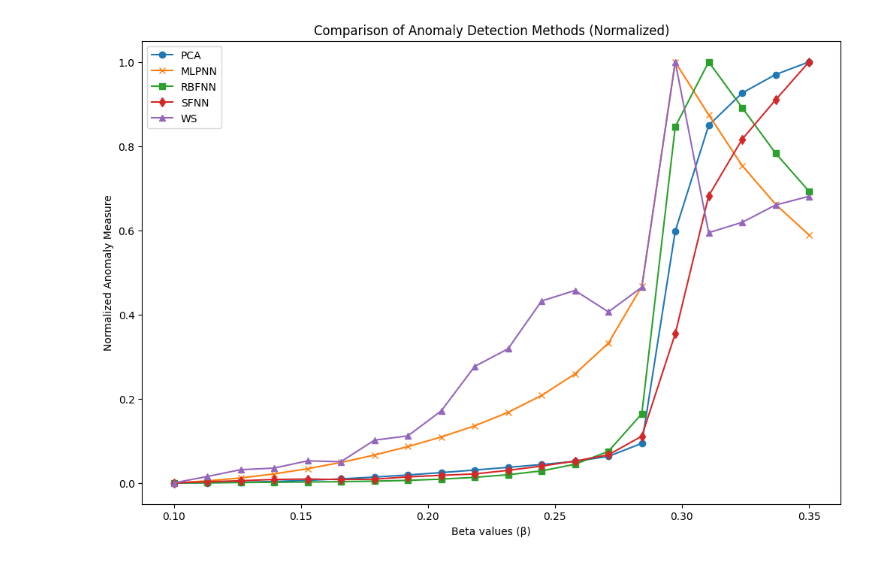
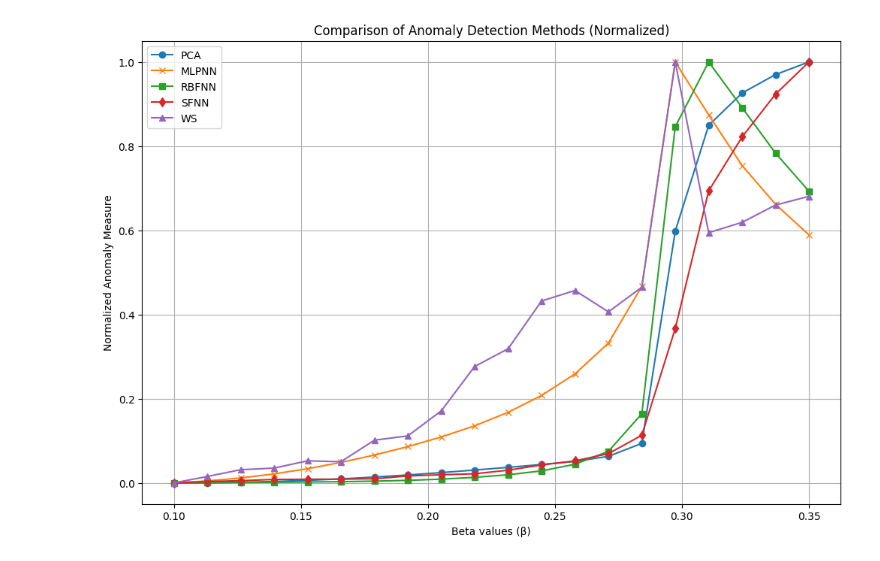
Before and after one commit to rialibb/Symbolic-Time-Series-Analysis-for-Anomaly-Detection, a Jupyter notebook: main.ipynb, the cells around one changed output. Drawn from its saved outputs; the diff is of its cells as text; code cells hidden in the pictures.

```diff
--- a/main.ipynb
+++ b/main.ipynb
@@ -239,7 +252,7 @@ rbf_anomaly_measures = {beta: value / max_rbf for beta, value in rbf_anomaly_mea
 def symbolic_false_nearest_neighbors(data, alphabet_size):
     """Apply SFNN for partitioning time series into symbolic sequences."""
     bins = np.linspace(np.min(data), np.max(data)+1e-6, alphabet_size + 1)
-    symbolic_sequence = np.digitize(data, bins, right=True) - 1
+    symbolic_sequence = np.digitize(data, bins) - 1
     return symbolic_sequence
 
 # Wavelet Space Method with SAX symbolization
@@ -296,16 +309,17 @@ ws_anomaly_measures = {beta: value / max_ws for beta, value in ws_anomaly_measur
 # %%
 # Plot all anomaly measures
 plt.figure(figsize=(12, 8))
 plt.plot(list(pca_anomaly_measures.keys()), list(pca_anomaly_measures.values()), marker='o', label='PCA')
 plt.plot(list(mlp_anomaly_measures.keys()), list(mlp_anomaly_measures.values()), marker='x', label='MLPNN')
 plt.plot(list(rbf_anomaly_measures.keys()), list(rbf_anomaly_measures.values()), marker='s', label='RBFNN')
 plt.plot(list(sfnn_anomaly_measures.keys()), list(sfnn_anomaly_measures.values()), marker='d', label='SFNN')
 plt.plot(list(ws_anomaly_measures.keys()), list(ws_anomaly_measures.values()), marker='^', label='WS')
 plt.xlabel('Beta values (β)')
 plt.ylabel('Normalized Anomaly Measure')
 plt.title('Comparison of Anomaly Detection Methods (Normalized)')
+plt.grid()
 plt.legend()
 plt.savefig('hhh.png', dpi=300, bbox_inches='tight')
 plt.show()
 # %% [output]
-[figure, old version]
+[figure, new version]
```
Also changed, not shown: parts of 2 cells of this notebook, 10 other files.
